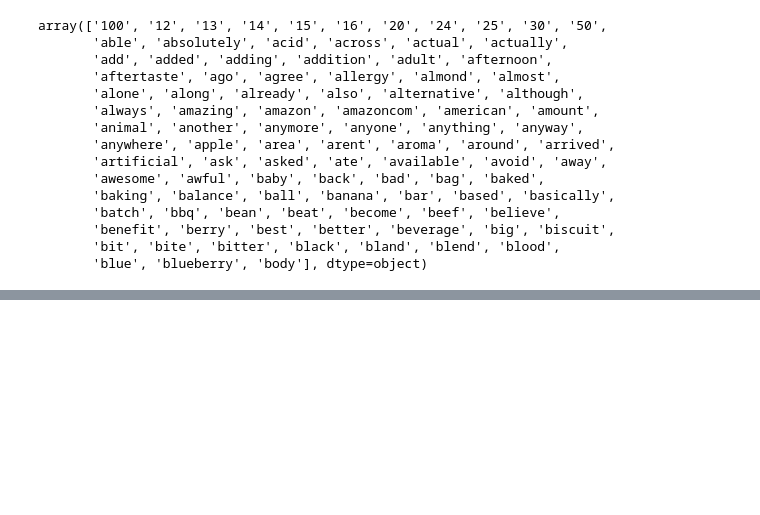
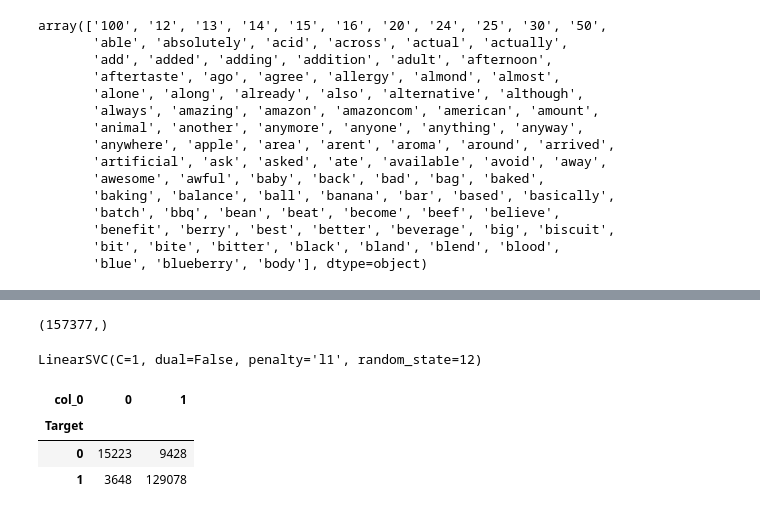
Before and after one commit to RohitJishtu/Projects, a Jupyter notebook: DL Projects/NLP/Amazon Food Review/AllCode.ipynb, the cells around one changed output, grey strips where cells are left out. Cells and saved outputs as stored; diff of their text form; code cells hidden in the pictures; blank space fills up the shorter version.

```diff
--- a/DL Projects/NLP/Amazon Food Review/AllCode.ipynb
+++ b/DL Projects/NLP/Amazon Food Review/AllCode.ipynb
@@ -224,0 +272,27 @@ array(['100', '12', '13', '14', '15', '16', '20', '24', '25', '30', '50',
+# %%
+X_train,X_test,Y_train,y_test=train_test_split(X,Y,test_size=0.30,random_state=12)
+X_train.shape,
+X_test.shape
+Y_train.shape
+y_test.shape
+# %% [output]
+(157377,)
+# %%
+# We will use tfidf to transform data to tf IDF
+X_Train_tfidf=tfidf.fit_transform(X_train)
+X_Test_tfidf= tfidf.transform(X_test)
+# %%
+SVM_classifier = LinearSVC(C=1,penalty='l1',dual=False,random_state=12)
+# %%
+SVM_classifier.fit(X_Train_tfidf,Y_train)
+# %% [output]
+LinearSVC(C=1, dual=False, penalty='l1', random_state=12)
+# %%
+Preds=SVM_classifier.predict(X_Test_tfidf)
+# %%
+pd.crosstab(y_test,Preds)
+# %% [output]
+| col_0 | 0 | 1 |
+| Target |  |  |
+| 0 | 15223 | 9428 |
+| 1 | 3648 | 129078 |
```
Also changed, not shown: parts of 19 cells of this notebook, 6 other files.
